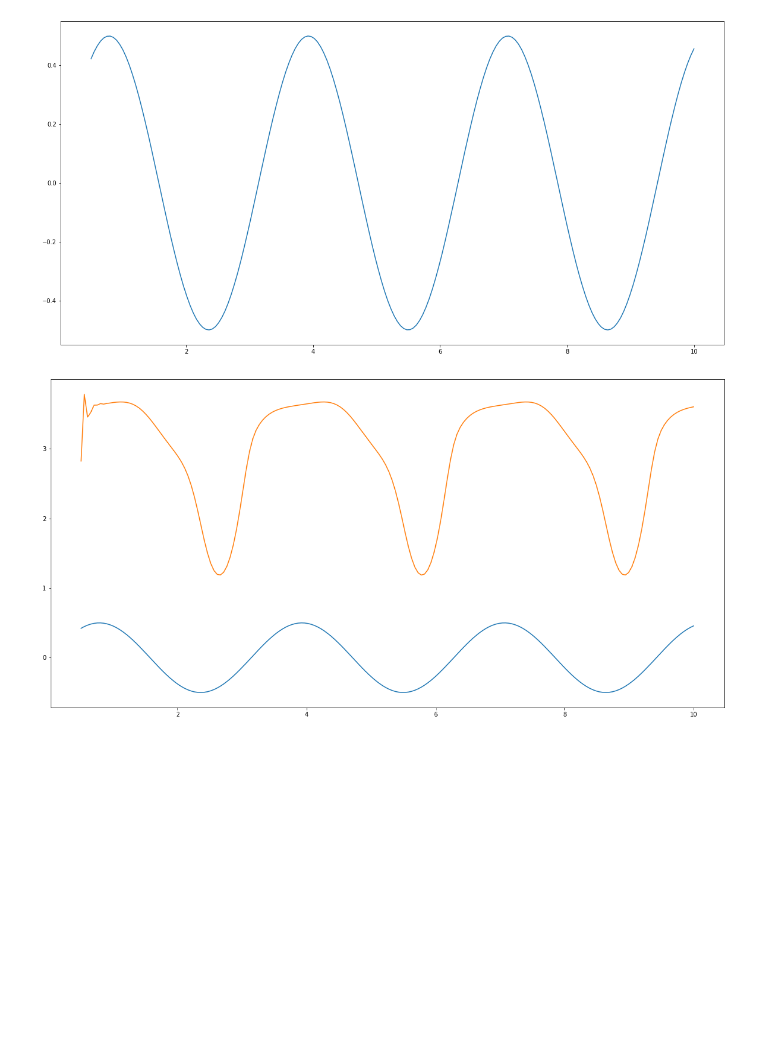
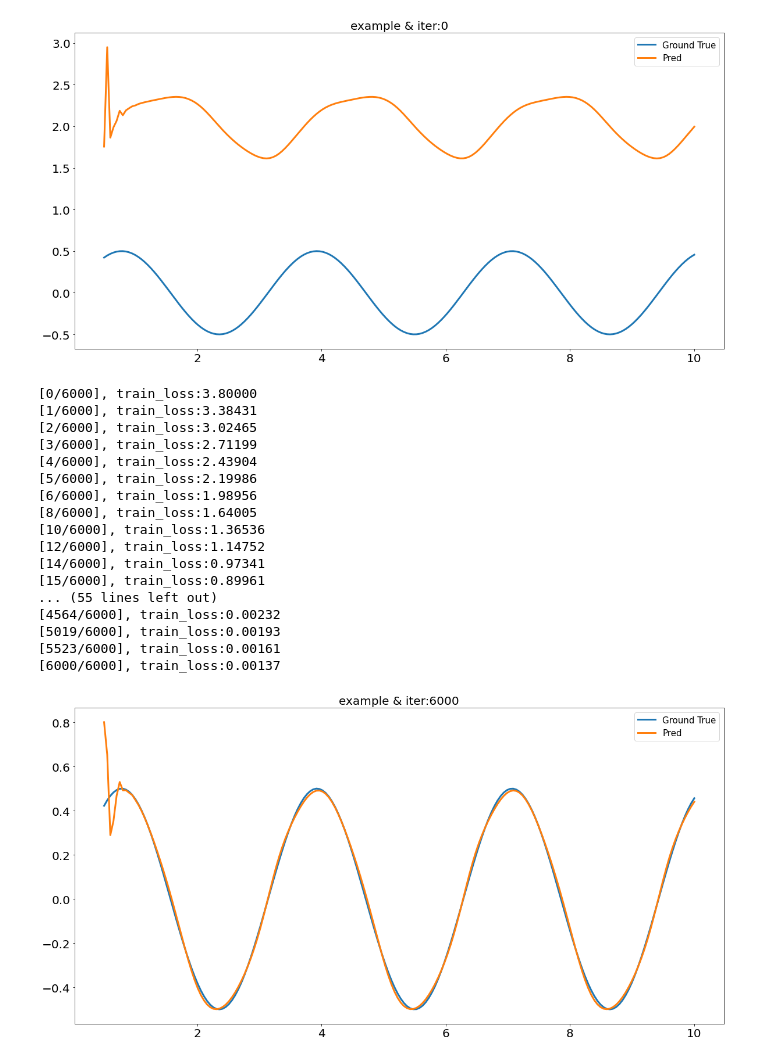
Before and after one commit to koolo233/NeuralNetworks, a Jupyter notebook: Elman.ipynb, the cells around one changed output. Cells and saved outputs as stored; diff of their text form; code cells hidden in the pictures; blank space fills up the shorter version.

Commit message:
Elman done...

```diff
--- a/Elman.ipynb
+++ b/Elman.ipynb
@@ -472,44 +556,64 @@ class MyElman(object):
     def activate_dif_func(activate_result):
         return activate_result*(1-activate_result)
 # %%
-# 测试数据
+# ----------------------- 测试数据 ---------------------
 
 # 输入维度
 input_dims = 10
 # 输出维度
 output_dims = 1
 # 隐藏层维度
-hidden_dims = 20
+hidden_dims = 15
 # 序列总长度
 seq_len = 200
 
 # 待拟合函数 cos(x)sin(x)
 def arm_func(input_x):
     return np.cos(input_x) * np.sin(input_x)
 
 # 定义序列
 x_list = np.linspace(0, 10, seq_len)
 seq_data = arm_func(x_list)
 # 目标输出
 seq_output = seq_data[input_dims:]
 
+# ---------------- 定义模型 --------------------
+elman_nn = MyElman(input_dims, hidden_dims, output_dims, max_back_time_step=3)
+
+# ---------------- 正向推理 --------------------
 plt.figure(figsize=(20, 10))
-plt.plot(x_list[input_dims:], seq_output)
-plt.show()
+elman_nn.draw_func(x_list, seq_data, seq_output, fig_count=0, if_show=True)
+
+# ---------------- BPTT训练 ---------------------
+elman_nn.fit(seq_data, seq_data[input_dims:], lr=0.005, iteration=6000, draw_fig=True, x_list=x_list)
+
+# 保存gif
+with imageio.get_writer("./images/{}.gif".format("ELman_regression_example_1"), mode="I", fps=5) as Writer:
+    fig_num = len(os.listdir("./images/temp"))
+    for ind in range(fig_num):
+        image = imageio.imread("./images/temp/{}.png".format(ind))
+        if ind != fig_num-1:
+            os.remove("./images/temp/{}.png".format(ind))
+        Writer.append_data(image)
+    for i in range(10):Writer.append_data(image)
+    os.remove("./images/temp/{}.png".format(fig_num-1))
 # %% [output]
-[figure, old version]
+[figure, new version]
+[0/6000], train_loss:3.80000
+[1/6000], train_loss:3.38431
+[2/6000], train_loss:3.02465
+[3/6000], train_loss:2.71199
+[4/6000], train_loss:2.43904
+[5/6000], train_loss:2.19986
+[6/6000], train_loss:1.98956
+[8/6000], train_loss:1.64005
+[10/6000], train_loss:1.36536
+[12/6000], train_loss:1.14752
+[14/6000], train_loss:0.97341
+[15/6000], train_loss:0.89961
+... (55 lines left out)
+[4564/6000], train_loss:0.00232
+[5019/6000], train_loss:0.00193
+[5523/6000], train_loss:0.00161
+[6000/6000], train_loss:0.00137
+[figure, added]
-# %%
-# 定义模型
-elman_nn = MyElman(input_dims, hidden_dims, output_dims)
-
-# 正向推理
-pred_output = elman_nn.forward(seq_data)
-
-plt.figure(figsize=(20, 10))
-plt.plot(x_list[input_dims:], seq_data[input_dims:], label="Ground True")
-plt.plot(x_list[input_dims:], pred_output.reshape(-1), label="Pred")
-plt.show()
-
-# BPTT训练
-# %% [output]
-[figure, removed]
```
Also changed, not shown: parts of 2 cells of this notebook, 3 other files.
